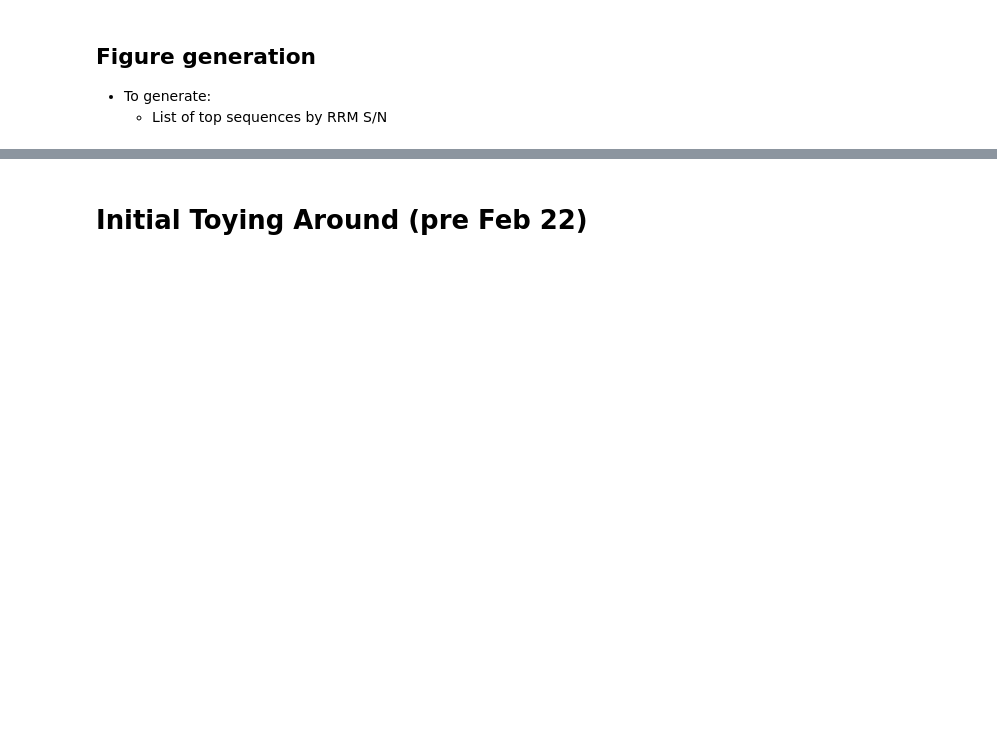
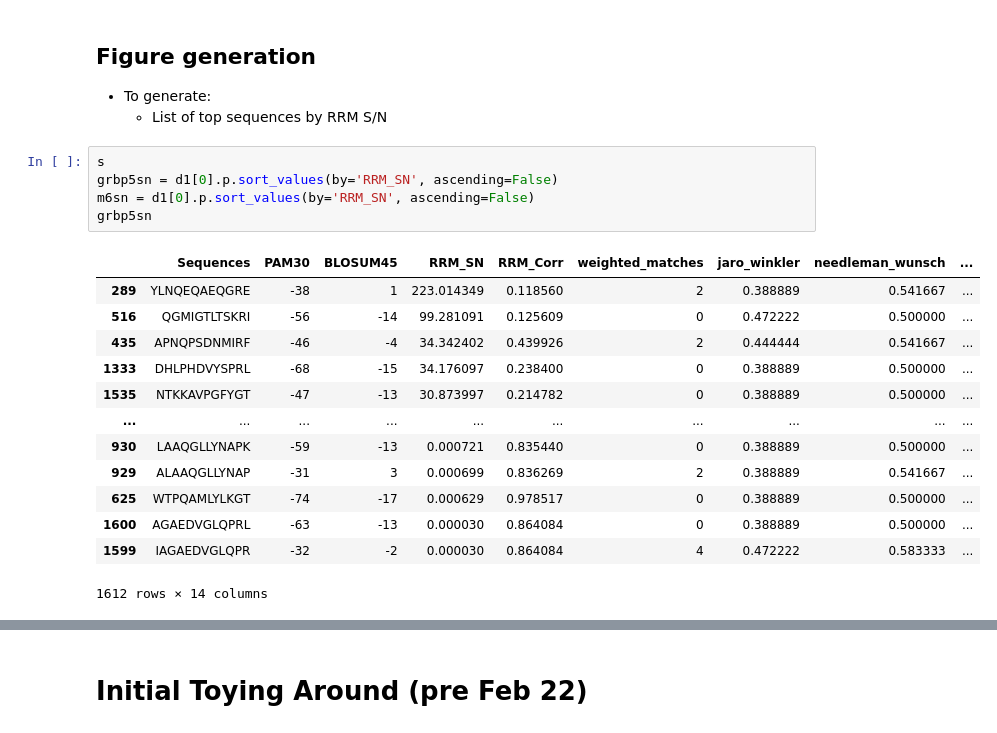
Before and after one commit to clpi/gemsec-neuropep, a Jupyter notebook: final/Final_Notebook.ipynb, the cells around one changed output, grey strips where cells are left out. Drawn from its saved outputs; the diff is of its cells as text; blank space fills up the shorter version.

```diff
--- a/final/Final_Notebook.ipynb
+++ b/final/Final_Notebook.ipynb
@@ -292,3 +375,22 @@ d1d = [d.p for d in d1]
 ## Figure generation
 * To generate:
     * List of top sequences by RRM S/N
+# %%
+s
+grbp5sn = d1[0].p.sort_values(by='RRM_SN', ascending=False)
+m6sn = d1[0].p.sort_values(by='RRM_SN', ascending=False)
+grbp5sn
+# %% [output]
+|  | Sequences | PAM30 | BLOSUM45 | RRM_SN | RRM_Corr | weighted_matches | jaro_winkler | needleman_wunsch | ... |
+| 289 | YLNQEQAEQGRE | -38 | 1 | 223.014349 | 0.118560 | 2 | 0.388889 | 0.541667 | ... |
+| 516 | QGMIGTLTSKRI | -56 | -14 | 99.281091 | 0.125609 | 0 | 0.472222 | 0.500000 | ... |
+| 435 | APNQPSDNMIRF | -46 | -4 | 34.342402 | 0.439926 | 2 | 0.444444 | 0.541667 | ... |
+| 1333 | DHLPHDVYSPRL | -68 | -15 | 34.176097 | 0.238400 | 0 | 0.388889 | 0.500000 | ... |
+| 1535 | NTKKAVPGFYGT | -47 | -13 | 30.873997 | 0.214782 | 0 | 0.388889 | 0.500000 | ... |
+| ... | ... | ... | ... | ... | ... | ... | ... | ... | ... |
+| 930 | LAAQGLLYNAPK | -59 | -13 | 0.000721 | 0.835440 | 0 | 0.388889 | 0.500000 | ... |
+| 929 | ALAAQGLLYNAP | -31 | 3 | 0.000699 | 0.836269 | 2 | 0.388889 | 0.541667 | ... |
+| 625 | WTPQAMLYLKGT | -74 | -17 | 0.000629 | 0.978517 | 0 | 0.388889 | 0.500000 | ... |
+| 1600 | AGAEDVGLQPRL | -63 | -13 | 0.000030 | 0.864084 | 0 | 0.388889 | 0.500000 | ... |
+| 1599 | IAGAEDVGLQPR | -32 | -2 | 0.000030 | 0.864084 | 4 | 0.472222 | 0.583333 | ... |
+1612 rows × 14 columns
```
Also changed, not shown: parts of 11 cells of this notebook, 23 other files.
